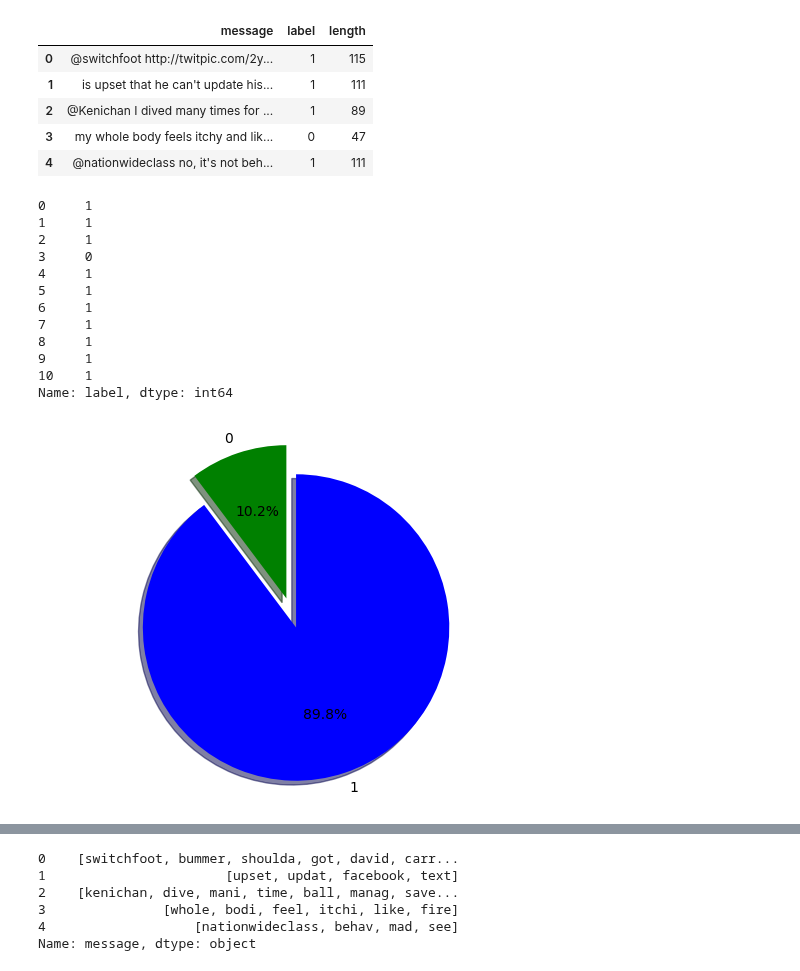
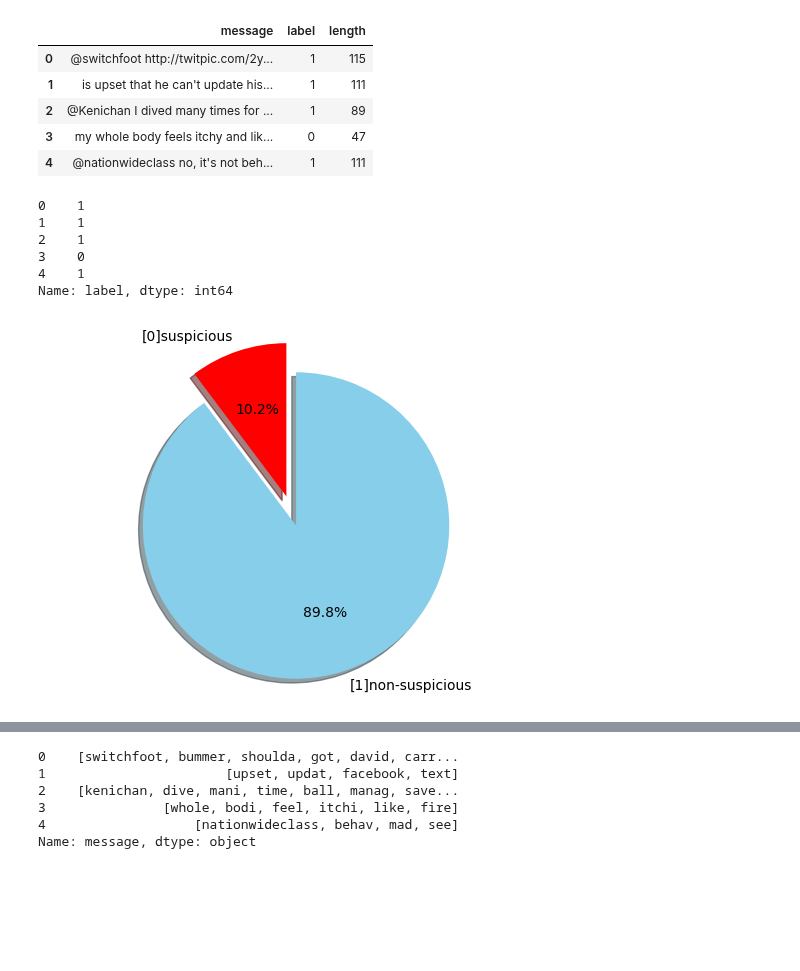
Before and after one commit to GiuseppeDiPalma/perception, a Jupyter notebook: perception.ipynb, the cells around one changed output, grey strips where cells are left out. Cells and saved outputs as stored; diff of their text form; code cells hidden in the pictures; blank space fills up the shorter version.

```diff
--- a/perception.ipynb
+++ b/perception.ipynb
@@ -48,37 +46,33 @@ df.head()
 # %%
 # Use for pre-test only 11 number of elements!
 df_labels = df['label']
-df_labels.head(11)
+df_labels.head()
 # %% [output]
-0     1
-1     1
-2     1
-3     0
-4     1
-5     1
-6     1
-7     1
-8     1
-9     1
-10    1
+0    1
+1    1
+2    1
+3    0
+4    1
 Name: label, dtype: int64
 # %%
 # Only for hinstogram
 count_Class = pd.value_counts(df.label, sort = True)
 
 # Data
-labels = '0', '1'
+# 0 = suspicious
+# 1 = non-suspicious
+labels = '[0]suspicious', '[1]non-suspicious'
 sizes = [count_Class[0], count_Class[1]]
-colors = ['green', 'blue']
+colors = ['red', 'skyblue']
 explode = (0.1, 0.1)
 
 
 plt.pie(sizes, explode = explode, labels = labels, colors = colors,
         autopct = '%1.1f%%', shadow = True, startangle = 90)
 plt.axis('equal')
 plt.show()
 # %% [output]
-[figure, old version]
+[figure, new version]
 # %%
 # Preprocess text and clean string
 def preprocess_text(sen):
```
Also changed, not shown: parts of 14 cells of this notebook.
